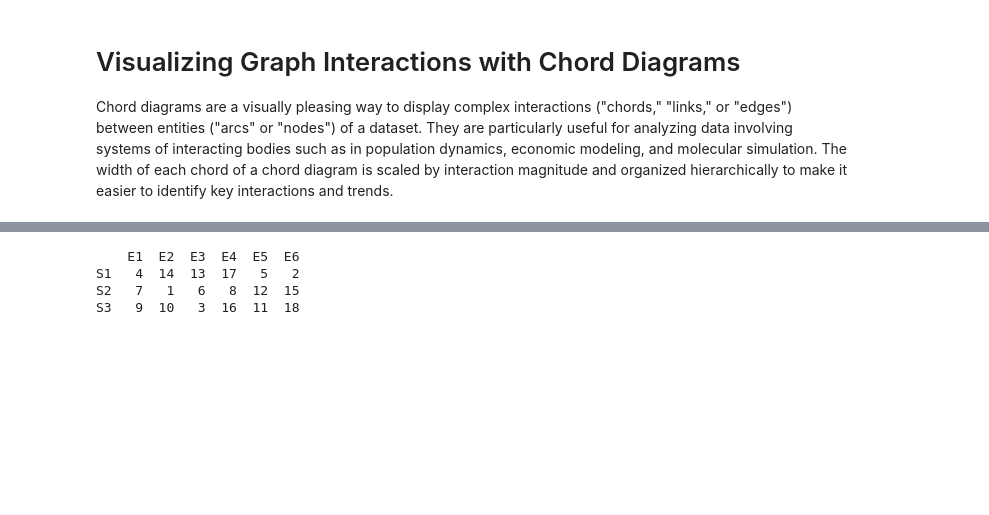
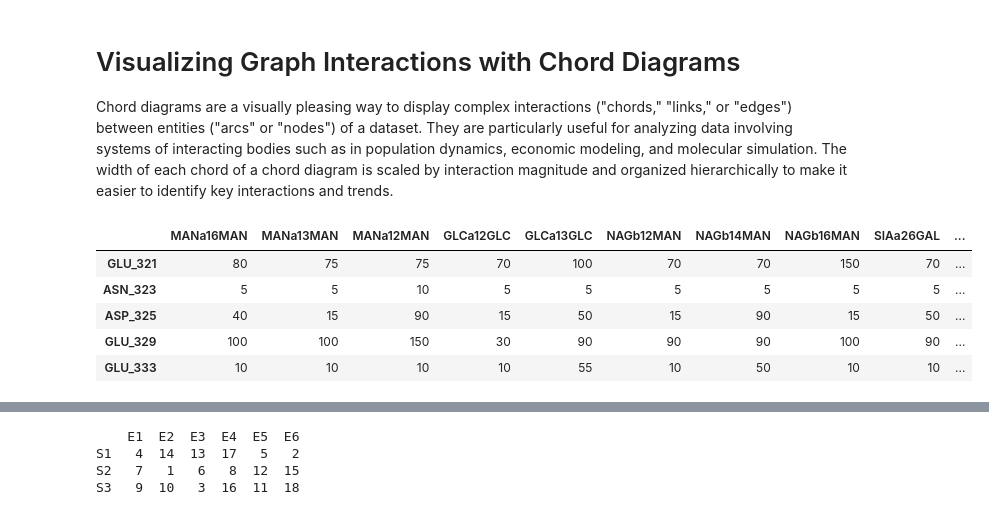
Before and after one commit to jkantorow/nucommlab-datavis-workshop, a Jupyter notebook: chord_diagrams.ipynb, the cells around one changed output, grey strips where cells are left out. Cells and saved outputs as stored; diff of their text form; code cells hidden in the pictures; blank space fills up the shorter version.

```diff
--- a/chord_diagrams.ipynb
+++ b/chord_diagrams.ipynb
@@ -13,0 +14,54 @@ df = pd.read_csv('dat/single_hmap_data.csv')
+# %%
+# Approximate H-bond fraction (%) values visually estimated from
+# Li & Minkara, Biophysical Journal (2025), DOI:10.1016/j.bpj.2025.04.007, Figure 4.
+# NOT the authors' original data — coarse color-matched estimates for teaching only.
+
+residues = [
+    "GLU_321", "ASN_323", "ASP_325", "GLU_329", "GLU_333",
+    "THR_336", "ASN_341", "ARG_343", "GLU_347", "ARG_349",
+]
+
+glycans = [
+    "MANa16MAN", "MANa13MAN", "MANa12MAN", "GLCa12GLC", "GLCa13GLC",
+    "NAGb12MAN", "NAGb14MAN", "NAGb16MAN", "SIAa26GAL", "SIAa23GAL",
+    "GALb14NAG", "FUCa16NAG", "MANa12MANa16MAN", "MANa12MANa12MAN",
+    "MANa12MANa13MAN", "GLCa12GLCa13GLC", "GLCa13GLCa12GLC",
+    "NAGb14NAG", "SIAa26GALb14NAG", "SIAa23GALb14NAG",
+    "GALb14NAGb16MAN", "GALb14NAGb12MAN", "NAGb12MANa13MAN",
+    "NAGb12MANa16MAN", "NAGb14MANa13MAN", "NAGb16MANa13MAN",
+    "NAGb16MANb16MAN",
+]
+
+# rows = residues (order above), cols = glycans (order above)
+data = np.array([
+    # GLU_321
+    [ 80, 75, 75, 70, 100, 70,  70, 150, 70, 100, 100, 70, 140, 70, 70, 60, 70,  20,  10,  70,  60, 150, 70, 150, 165, 70, 190],
+    # ASN_323
+    [  5,  5, 10,  5,   5,  5,   5,   5,  5,   5,   5,  5,   5,  5,  5,  5,  5,   5,   5,   5,   5,   5,  5,   5,   5,  5,   5],
+    # ASP_325
+    [ 40, 15, 90, 15,  50, 15,  90,  15, 50,  15,  15, 15, 100, 15, 15, 15, 70, 140,  15,  15,  40,  15, 15,  90, 90, 90,  15],
+    # GLU_329
+    [100,100,150, 30,  90, 90,  90, 100, 90, 100,  90, 90, 100, 30, 90, 30, 90,  30,  30,  70,  40,  30, 30, 100,100,100,  30],
+    # GLU_333
+    [ 10, 10, 10, 10,  55, 10,  50,  10, 10,  10,  10, 10,  10, 10,100, 10, 10,  10,  40,  10,  40,  10, 10,  15, 15, 15,  10],
+    # THR_336
+    [  3,  3,  3,  3,   3,  3,   3,   3,  3,   3,   3,  3,   3,  3,  3,  3,  3,   3,   3,   3,   3,   3,  3,   3,  3,  3,   3],
+    # ASN_341
+    [110,110,110, 30, 130,130, 110,  30,110, 110,  30,110,  30,110, 70, 30, 90,  30,  70,  30,  60, 150, 60, 100,100,100, 100],
+    # ARG_343
+    [ 15, 15, 15, 15,  95, 15,  90,  15, 85,  15,  90, 15,  15, 15,135, 15, 15,  15,  90,  90, 140, 150, 15,  90,140, 70,  90],
+    # GLU_347
+    [  5,  5,  5,  5,   5,  5,   5,   5,  5,   5,   5,  5,   5,  5,  5,  5,  5,   5,  50,   5,   5, 190,  5,   5,  5,  5,   5],
+    # ARG_349
+    [  5,  5,  5,  5,   5,  5,   5,   5,  5,   5,   5,  5,   5,  5,  5,  5,  5,   5,  55,   5,   5, 155,  5,  40,  5,  5,   5],
+])
+
+df = pd.DataFrame(data, index=residues, columns=glycans)
+df.head()
+# %% [output]
+|  | MANa16MAN | MANa13MAN | MANa12MAN | GLCa12GLC | GLCa13GLC | NAGb12MAN | NAGb14MAN | NAGb16MAN | SIAa26GAL | ... |
+| GLU_321 | 80 | 75 | 75 | 70 | 100 | 70 | 70 | 150 | 70 | ... |
+| ASN_323 | 5 | 5 | 10 | 5 | 5 | 5 | 5 | 5 | 5 | ... |
+| ASP_325 | 40 | 15 | 90 | 15 | 50 | 15 | 90 | 15 | 50 | ... |
+| GLU_329 | 100 | 100 | 150 | 30 | 90 | 90 | 90 | 100 | 90 | ... |
+| GLU_333 | 10 | 10 | 10 | 10 | 55 | 10 | 50 | 10 | 10 | ... |
```
Also changed, not shown: parts of 5 cells of this notebook.
